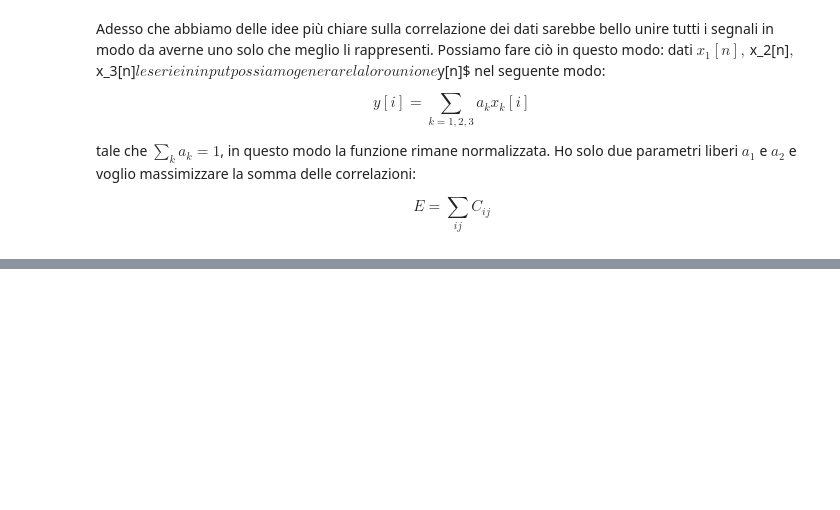
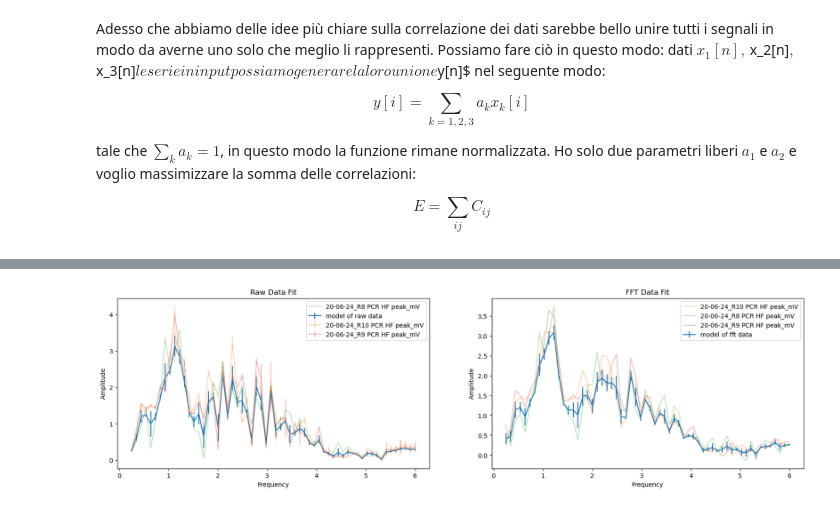
Before and after one commit to zar-hub/onlineRepo, a Jupyter notebook: analisi_preliminare.ipynb, the cells around one changed output, grey strips where cells are left out. Drawn from its saved outputs; the diff is of its cells as text; code cells hidden in the pictures; blank space fills up the shorter version.

```diff
--- a/analisi_preliminare.ipynb
+++ b/analisi_preliminare.ipynb
@@ -474,0 +311,79 @@ TryToFitWithCorrelation()
+# %%
+%load_ext autoreload
+%autoreload 2
+
+from utils import *
+
+def TryToFitWithCorrelation():
+    from scipy.optimize import minimize
+
+    # RAW DATA
+    #   get the data
+    ids = ['20-06-24_R8', '20-06-24_R9','20-06-24_R10']
+    rawdata = df[df['id'].isin(ids)]
+
+    #   denoise data
+    data = denoisePipe(rawdata)
+    data = resamplePipe(data)
+
+    #   minimize
+    weights = [.3, .3, .3]
+    def negcorr(weights, dataset):
+        # here the dataset is fixed while the
+        # weights can change
+        model = weightmean(dataset, weights)
+        return -np.square(corrModelToData(dataset, model)).sum()
+
+    res = minimize(negcorr, weights, data)
+    print('nomal minimization weights: ', res['x'])
+    print('correlation with the data: ', corrModelToData(data, weightmean(data, res['x'])))
+
+    # FFT DENOISED DATA
+    fft_data = denoisePipe(rawdata)
+    fft_data = FFTFilterPipe(fft_data, 0.3, 8)
+    fft_data = resamplePipe(fft_data)
+
+    #   minimize
+    weights = [.3, .3, .3]
+    fftres = minimize(negcorr, weights, fft_data)
+    print('fft filtering minimization weights: ', fftres['x'])
+    print('correlation with the data: ', corrModelToData(fft_data, weightmean(fft_data, fftres['x'])))
+
+    #   plot
+    fig, axs = plt.subplots(1, 2, figsize=(20, 5))
+    axs = axs.flatten()
+    rawfit = weightmean(data, res['x'])
+    axs[0].errorbar(data[data['id'] == ids[0]][k.freq], rawfit[0], yerr=rawfit[1], label='model of raw data')
+    data.groupby('id').apply(plotThis, axs[0], alpha=0.3)
+    axs[0].set_xlabel('Frequency')
+    axs[0].set_ylabel('Amplitude')
+    axs[0].set_title('Raw Data Fit')
+    axs[0].legend()
+
+    #   plot
+    fftfit = weightmean(fft_data, fftres['x'])
+    axs[1].errorbar(fft_data[fft_data['id'] == ids[0]][k.freq], fftfit[0], yerr=fftfit[1], label='model of fft data')
+    fft_data.groupby('id').apply(plotThis, axs[1], alpha=0.3)
+    axs[1].set_xlabel('Frequency')
+    axs[1].set_ylabel('Amplitude')
+    axs[1].set_title('FFT Data Fit')
+    axs[1].legend()
+
+    # togheter
+    fig, ax = plt.subplots()
+    x = np.linspace(0, 6, 60)
+    plt.errorbar(x, rawfit[0], yerr=rawfit[1], label='rawfit')
+    plt.errorbar(x, fftfit[0], yerr=fftfit[1], label='fftfit')
+    ax.set_xlabel('Frequency')
+    ax.set_ylabel('Amplitude')
+    ax.set_title('Comparison of Raw and FFT Fits')
+    ax.legend()
+
+    print(f' correlation between the two models:\n {np.corrcoef(rawfit[0], fftfit[0])}')
+    print('cross correlation fft with the data: ', corrModelToData(data, weightmean(fft_data, fftres['x'])))
+    print('cross correlation normal with the fftdata: ', corrModelToData(fft_data, weightmean(data, res['x'])))
+
+    return
+
+TryToFitWithCorrelation()
+# %% [output]
@@ -474,0 +399 @@ TryToFitWithCorrelation()
+[figure, added]
```
Also changed, not shown: parts of 10 cells of this notebook, 1 other file.
